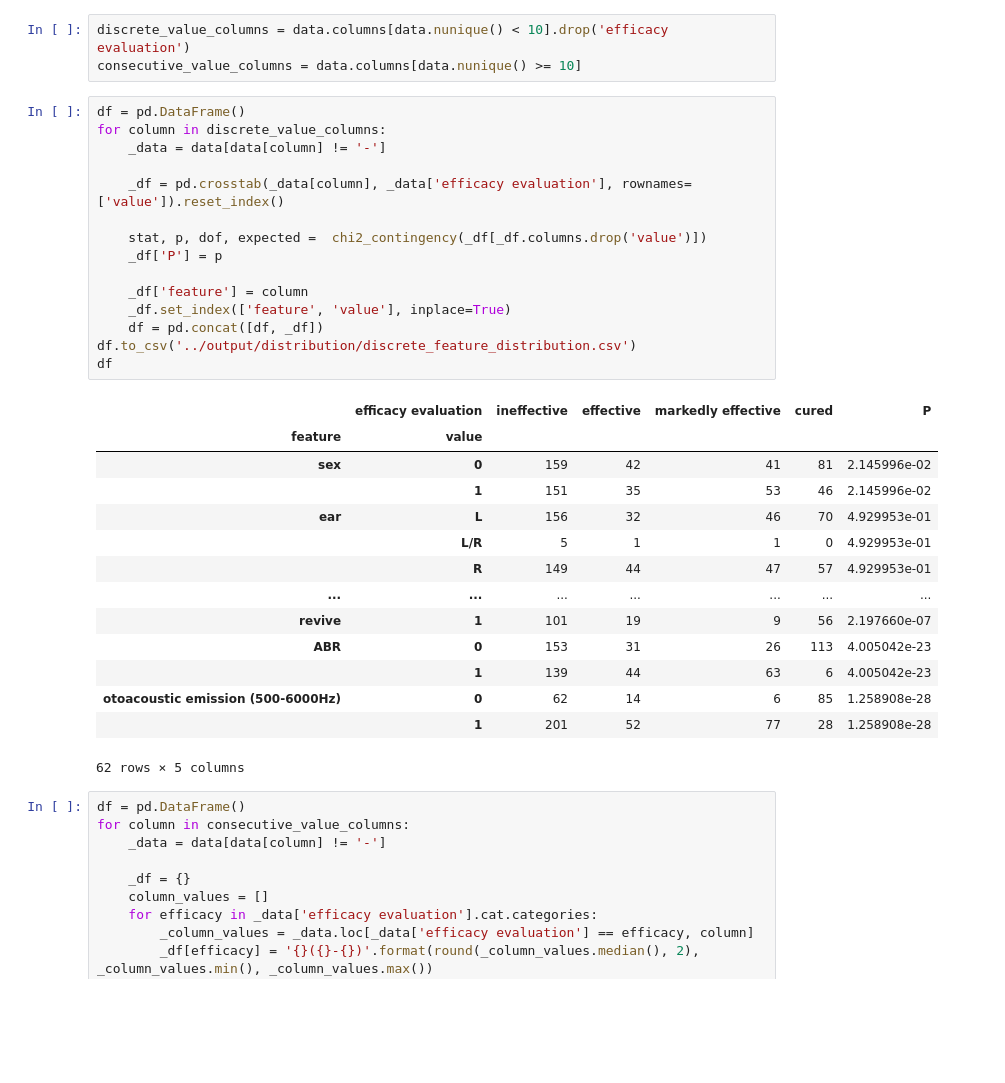
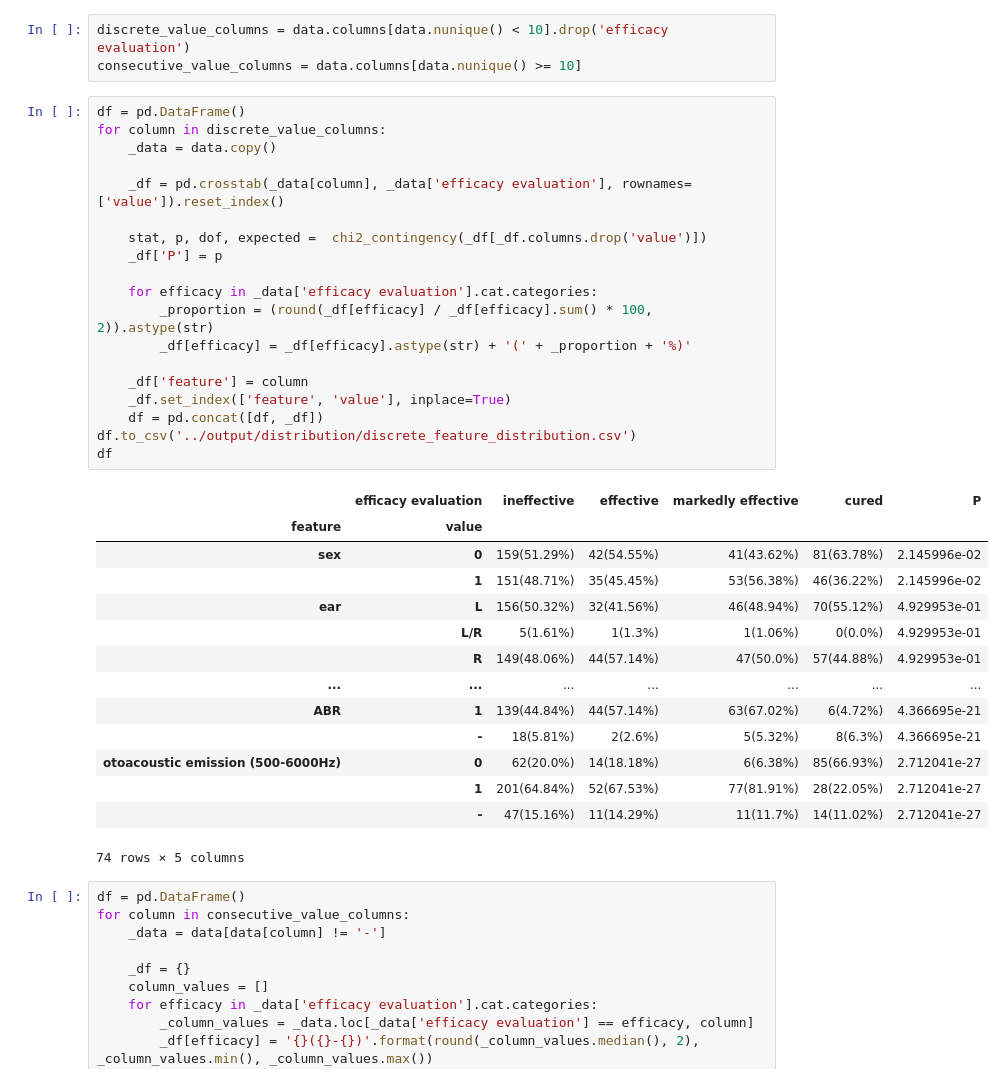
Before and after one commit to LMH0066/SSNHL, a Jupyter notebook: analyse/distribution_analyse.ipynb, the cells around one changed output. Drawn from its saved outputs; the diff is of its cells as text; blank space fills up the shorter version.

```diff
--- a/analyse/distribution_analyse.ipynb
+++ b/analyse/distribution_analyse.ipynb
@@ -97,33 +97,37 @@ consecutive_value_columns = data.columns[data.nunique() >= 10]
 # %%
 df = pd.DataFrame()
 for column in discrete_value_columns:
-    _data = data[data[column] != '-']
+    _data = data.copy()
 
     _df = pd.crosstab(_data[column], _data['efficacy evaluation'], rownames=['value']).reset_index()
 
     stat, p, dof, expected =  chi2_contingency(_df[_df.columns.drop('value')])
     _df['P'] = p
 
+    for efficacy in _data['efficacy evaluation'].cat.categories:
+        _proportion = (round(_df[efficacy] / _df[efficacy].sum() * 100, 2)).astype(str)
+        _df[efficacy] = _df[efficacy].astype(str) + '(' + _proportion + '%)'
+
     _df['feature'] = column
     _df.set_index(['feature', 'value'], inplace=True)
     df = pd.concat([df, _df])
 df.to_csv('../output/distribution/discrete_feature_distribution.csv')
 df
 # %% [output]
 |  | efficacy evaluation | ineffective | effective | markedly effective | cured | P |
 | feature | value |  |  |  |  |  |
-| sex | 0 | 159 | 42 | 41 | 81 | 2.145996e-02 |
-|  | 1 | 151 | 35 | 53 | 46 | 2.145996e-02 |
-| ear | L | 156 | 32 | 46 | 70 | 4.929953e-01 |
-|  | L/R | 5 | 1 | 1 | 0 | 4.929953e-01 |
-|  | R | 149 | 44 | 47 | 57 | 4.929953e-01 |
+| sex | 0 | 159(51.29%) | 42(54.55%) | 41(43.62%) | 81(63.78%) | 2.145996e-02 |
+|  | 1 | 151(48.71%) | 35(45.45%) | 53(56.38%) | 46(36.22%) | 2.145996e-02 |
+| ear | L | 156(50.32%) | 32(41.56%) | 46(48.94%) | 70(55.12%) | 4.929953e-01 |
+|  | L/R | 5(1.61%) | 1(1.3%) | 1(1.06%) | 0(0.0%) | 4.929953e-01 |
+|  | R | 149(48.06%) | 44(57.14%) | 47(50.0%) | 57(44.88%) | 4.929953e-01 |
 | ... | ... | ... | ... | ... | ... | ... |
-| revive | 1 | 101 | 19 | 9 | 56 | 2.197660e-07 |
-| ABR | 0 | 153 | 31 | 26 | 113 | 4.005042e-23 |
-|  | 1 | 139 | 44 | 63 | 6 | 4.005042e-23 |
-| otoacoustic emission (500-6000Hz) | 0 | 62 | 14 | 6 | 85 | 1.258908e-28 |
-|  | 1 | 201 | 52 | 77 | 28 | 1.258908e-28 |
+| ABR | 1 | 139(44.84%) | 44(57.14%) | 63(67.02%) | 6(4.72%) | 4.366695e-21 |
+|  | - | 18(5.81%) | 2(2.6%) | 5(5.32%) | 8(6.3%) | 4.366695e-21 |
+| otoacoustic emission (500-6000Hz) | 0 | 62(20.0%) | 14(18.18%) | 6(6.38%) | 85(66.93%) | 2.712041e-27 |
+|  | 1 | 201(64.84%) | 52(67.53%) | 77(81.91%) | 28(22.05%) | 2.712041e-27 |
+|  | - | 47(15.16%) | 11(14.29%) | 11(11.7%) | 14(11.02%) | 2.712041e-27 |
-62 rows × 5 columns
+74 rows × 5 columns
 # %%
 df = pd.DataFrame()
 for column in consecutive_value_columns:
```
Also changed, not shown: 43 other files.
